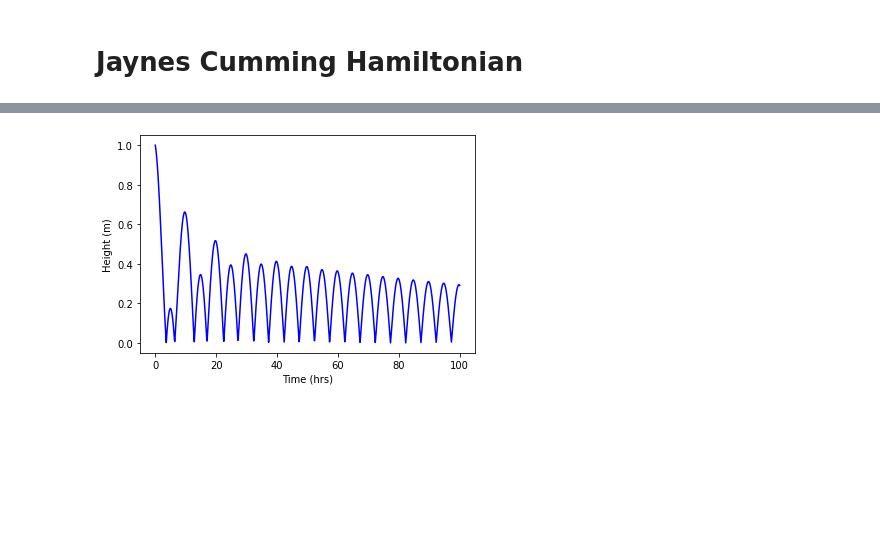
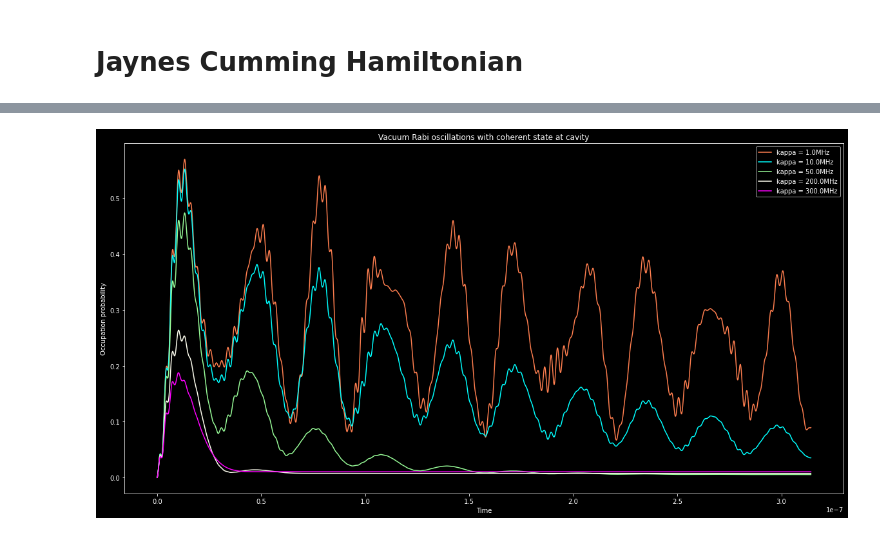
Before and after one commit to mahadevans2432/Quantum-Optics, a Jupyter notebook: Rabi.ipynb, the cells around one changed output, grey strips where cells are left out. Cells and saved outputs as stored; diff of their text form; code cells hidden in the pictures; blank space fills up the shorter version.

```diff
--- a/Rabi.ipynb
+++ b/Rabi.ipynb
@@ -31,6 +112,16 @@ H = H_field + H_atom + H_int
 # %%
-#Running it
-psi0 = tensor(fock(N,1), fock(2,0))
-t = np.linspace(0,100,1000)
-c_op_list = [np.sqrt(gamma) * (sm+sm.dag())/np.sqrt(2)] #Collapse operator
-output = mesolve(H, psi0, t, c_op_list, [a.dag()*a, sm.dag()*sm])
+def jch_coh(N,wc,wa,gamma,Omega,kappa,cyc=10,al=1):
+    #Operators of the system
+    a  = tensor(destroy(N), qeye(2))
+    sm = tensor(qeye(N), destroy(2))
+    H_field = wc*a*a.dag()
+    H_atom = wa*sm.dag()*sm
+    H_int = Omega*(a + a.dag())*(sm + sm.dag())
+    H = H_field + H_atom + H_int
+
+    #Running it
+    psi0 = tensor(coherent(N = N,alpha = al), fock(2,0))
+    t = np.linspace(0,cyc*np.pi/Omega,1000*cyc)
+    c_op_list = [np.sqrt(gamma)*sm, np.sqrt(kappa)*a] #Collapse operator
+    output = mesolve(H, psi0, t, c_op_list, [a.dag()*a, sm.dag()*sm])
+    return output
@@ -63,16 +128,12 @@ def density_der(p):
-# %%
-t = np.linspace(0,100,1000)
-step_size = t[1]-t[0]
-p0 = np.array([1+0*1j,0+0*1j,0+0*1j,0+0*1j])
-solution = [abs(p0[0])]
-for j in range(1,len(t)):
-    add = density_der(p0)
-    for i in range(4):
-        p0[i] += add[i]*step_size
-    solution.append(abs(p0[0]))
-plt.plot(t,np.absolute(solution),'b-')
-plt.xlabel('Time (hrs)')
-plt.ylabel('Height (m)')
-plt.show()
-# %% [output]
-[figure, removed]
+# %%
+for i in range(len(kappa)):
+    output = jch_coh(N,wc,wa,gamma,Omega,kappa[i])
+    plt.plot(t, output.expect[1], c=colors[i], label="kappa = "+str(kappa[i]/1e6)+"MHz")
+plt.xlabel('Time')
+plt.ylabel('Occupation probability')
+plt.title('Vacuum Rabi oscillations with coherent state at cavity')
+plt.gcf().set_size_inches(20,10)
+plt.legend()
+plt.show()
+# %% [output]
+[figure, added]
```
Also changed, not shown: parts of 15 cells of this notebook.
